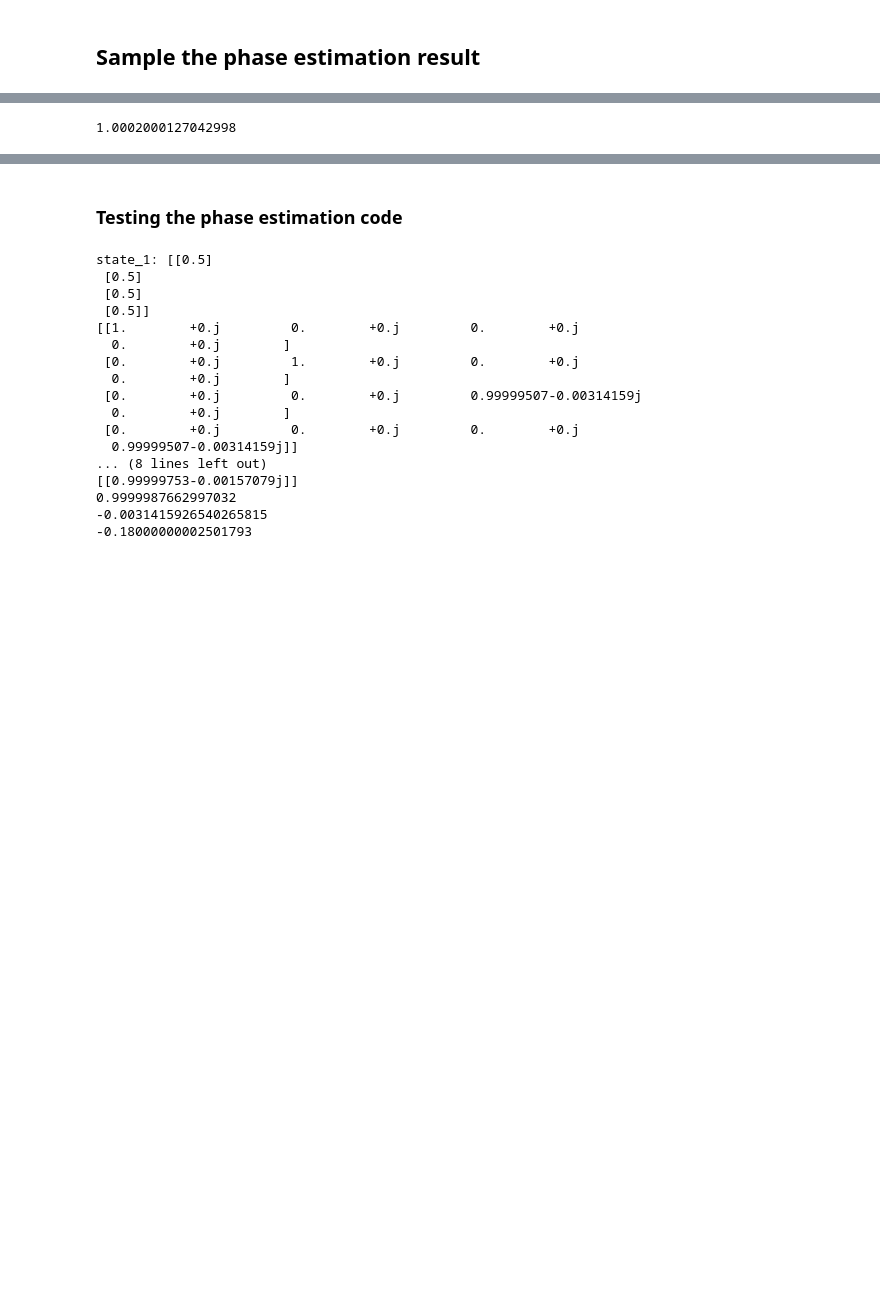
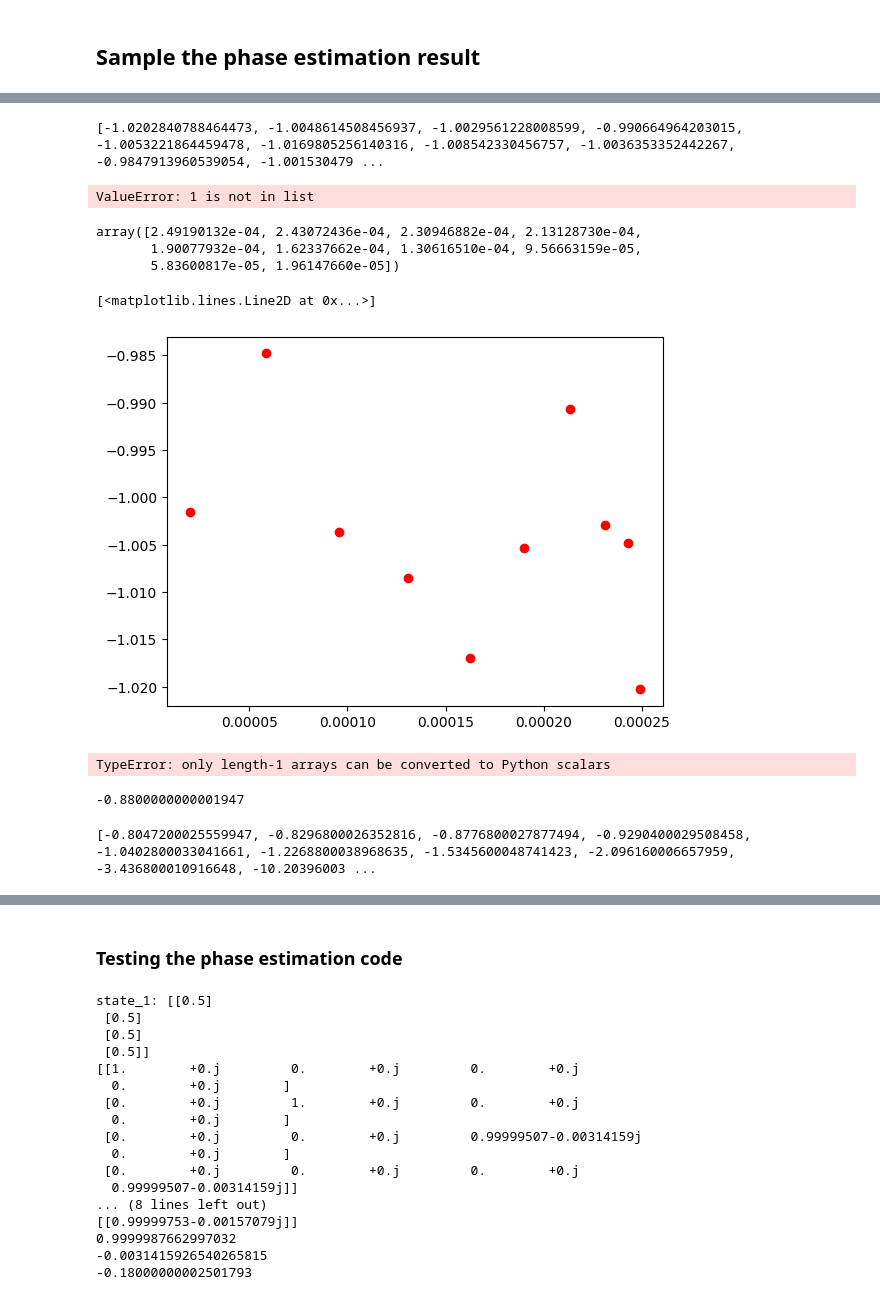
Before and after one commit to Rick0317/qDriftExtraPolation, a Jupyter notebook: jupyter/manual_calc.ipynb, the cells around one changed output, grey strips where cells are left out. Saved outputs shown, nothing was run; the diff lists cells and outputs as text; code cells hidden in the pictures; blank space fills up the shorter version.

```diff
--- a/jupyter/manual_calc.ipynb
+++ b/jupyter/manual_calc.ipynb
@@ -55,20 +79,30 @@ def phase_estimation(unitary, negative: bool):
 # %%
-total = 0
-result = []
-for _ in range(N):
-    choice = np.random.choice(np.array([0, 1]), p=[U/(U+t), t/(U+t)])
+cheb_nodes = np.ceil(4000 / np.array(nodes))
+sample_result = []
+for node in cheb_nodes:
+    N = int(node)
+    average = 0
+    u_term = scipy.linalg.expm((1j * a * time / N) * np.array([[1, 0], [0, 1]]))
+    t_term = scipy.linalg.expm((1j * a * time / N) * np.array([[0, -1], [-1, 0]]))
+    for _ in range(10):
+        total = 0
+        result = []
+        for _ in range(N):
+            choice = np.random.choice(np.array([0, 1]), p=[U/(U+t), t/(U+t)])
 
-    if choice == 0:
+            if choice == 0:
 
-        phase_result = phase_estimation(u_term, False)
-        total += phase_result
-        result.append(0)
-    if choice == 1:
+                phase_result = phase_estimation(u_term, False)
+                total += phase_result
+                result.append(0)
+            if choice == 1:
 
-        phase_result = phase_estimation(t_term, True)
-        total += phase_result
-        result.append(1)
-
-print(total)
+                phase_result = phase_estimation(t_term, True)
+                total += phase_result
+                result.append(1)
+        average += total
+    sample_result.append(average / 10)
-# %% [output]
-1.0002000127042998
+# %%
+print(sample_result)
+# %% [output]
+[-1.0202840788464473, -1.0048614508456937, -1.0029561228008599, -0.990664964203015, -1.0053221864459478, -1.0169805256140316, -1.008542330456757, -1.0036353352442267, -0.9847913960539054, -1.001530479 ...
@@ -74,0 +113,22 @@ print(total)
+# %%
+chebyshev_barycentric_interp(1/cheb_nodes, 10, f)
+# %% [output]
+ValueError: 1 is not in list
+# %%
+1/cheb_nodes
+# %% [output]
+array([2.49190132e-04, 2.43072436e-04, 2.30946882e-04, 2.13128730e-04,
+       1.90077932e-04, 1.62337662e-04, 1.30616510e-04, 9.56663159e-05,
+       5.83600817e-05, 1.96147660e-05])
+# %%
+plt.plot(1/cheb_nodes, sample_result, 'ro')
+plt.xlabel('t/N')
+plt.ylabel('')
+# %% [output]
+[<matplotlib.lines.Line2D at 0x...>]
+[figure, added]
+# %%
+plt.plot(1/cheb_nodes,f(1/cheb_nodes))
+plt.plot(1/cheb_nodes, [chebyshev_barycentric_interp(x, 10, f) for x in 1/cheb_nodes])
+# %% [output]
+TypeError: only length-1 arrays can be converted to Python scalars
@@ -75,3 +157,11 @@ print(total)
+# %%
+print(average/10)
+# %% [output]
+-0.8800000000001947
+# %%
+print(sample_result)
+# %% [output]
+[-0.8047200025559947, -0.8296800026352816, -0.8776800027877494, -0.9290400029508458, -1.0402800033041661, -1.2268800038968635, -1.5345600048741423, -2.096160006657959, -3.436800010916648, -10.20396003 ...
 # %%
 # Checks the SAMPLE() distribution is correct
 print(result.count(0))
```
Also changed, not shown: parts of 18 cells of this notebook.
